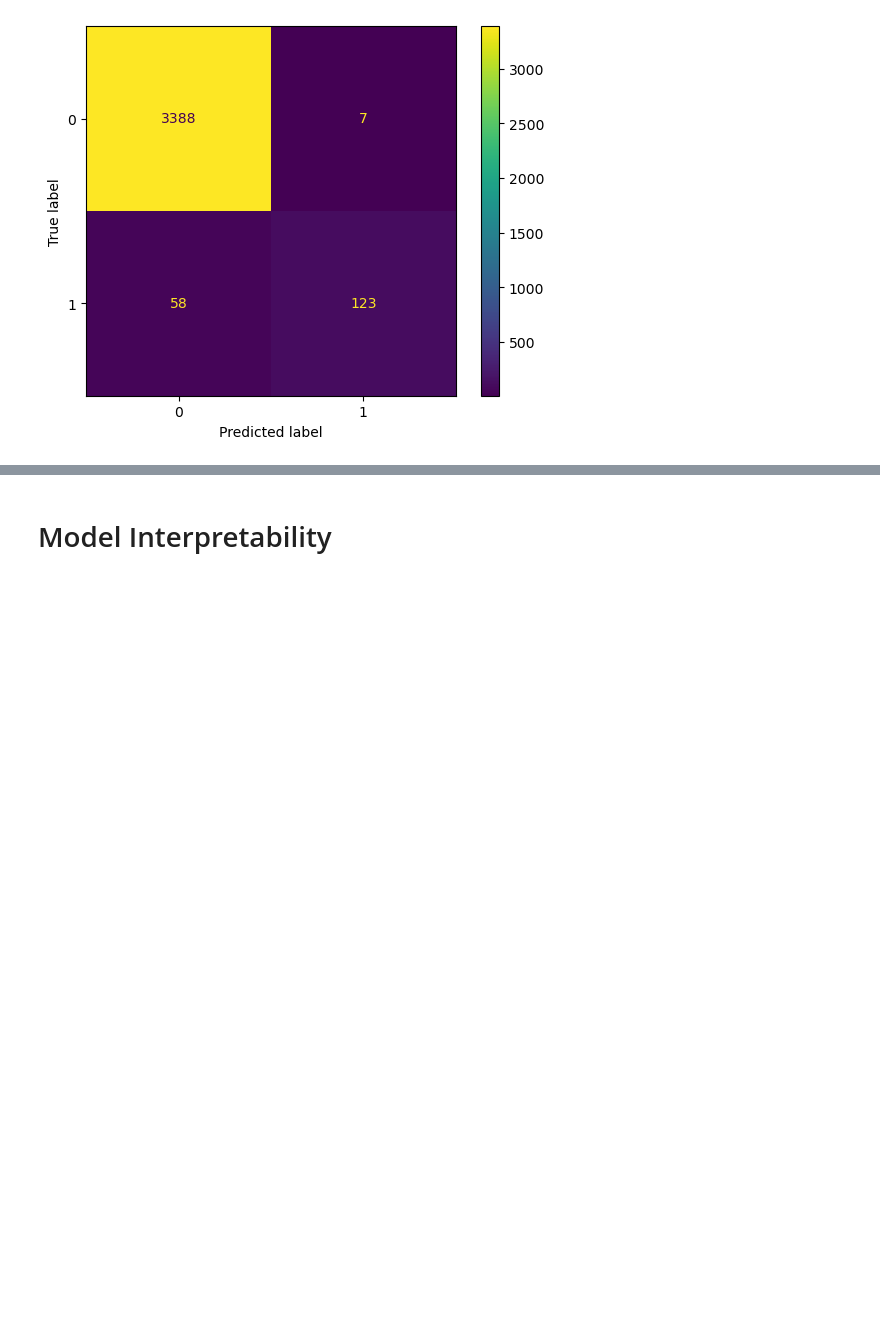
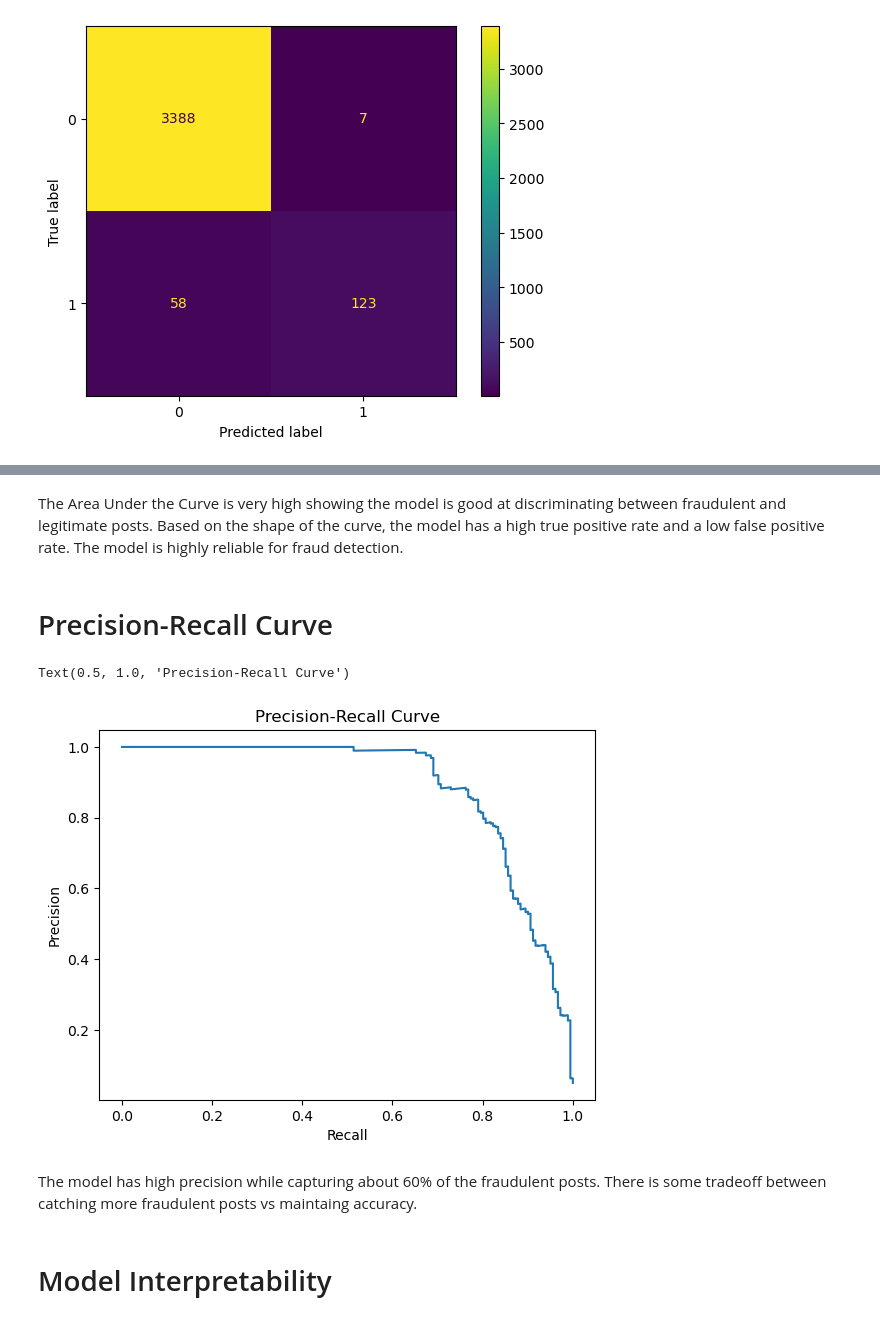
Before and after one commit to sabrinasayed99/Fake-Job-Posts, a Jupyter notebook: XGBoost_Model.ipynb, the cells around one changed output, grey strips where cells are left out. Saved outputs shown, nothing was run; the diff lists cells and outputs as text; code cells hidden in the pictures; blank space fills up the shorter version.

Commit message:
model eval, interpreting

```diff
--- a/XGBoost_Model.ipynb
+++ b/XGBoost_Model.ipynb
@@ -255,3 +274,22 @@ RMSE: 0.2316606766548223
+# %% [markdown]
+The  Area Under the Curve is very high showing the model is good at discriminating between fraudulent and legitimate posts. Based on the shape of the curve, the model has a high true positive rate and a low false positive rate. The model is highly reliable for fraud detection.
+# %% [markdown]
+# Precision-Recall Curve
+# %%
+from sklearn.metrics import precision_recall_curve
+
+# Precision-Recall Curve
+precision, recall, _ = precision_recall_curve(y_test, pipeline.predict_proba(X_test)[:, 1])
+plt.figure()
+plt.plot(recall, precision)
+plt.xlabel('Recall')
+plt.ylabel('Precision')
+plt.title('Precision-Recall Curve')
+# %% [output]
+Text(0.5, 1.0, 'Precision-Recall Curve')
+[figure, added]
+# %% [markdown]
+The model has high precision while capturing about 60% of the fraudulent posts. There is some tradeoff between catching more fraudulent posts vs maintaing accuracy.
 # %% [markdown]
 # Model Interpretability
 # %%
```
Also changed, not shown: parts of 13 cells of this notebook, 2 other files.
